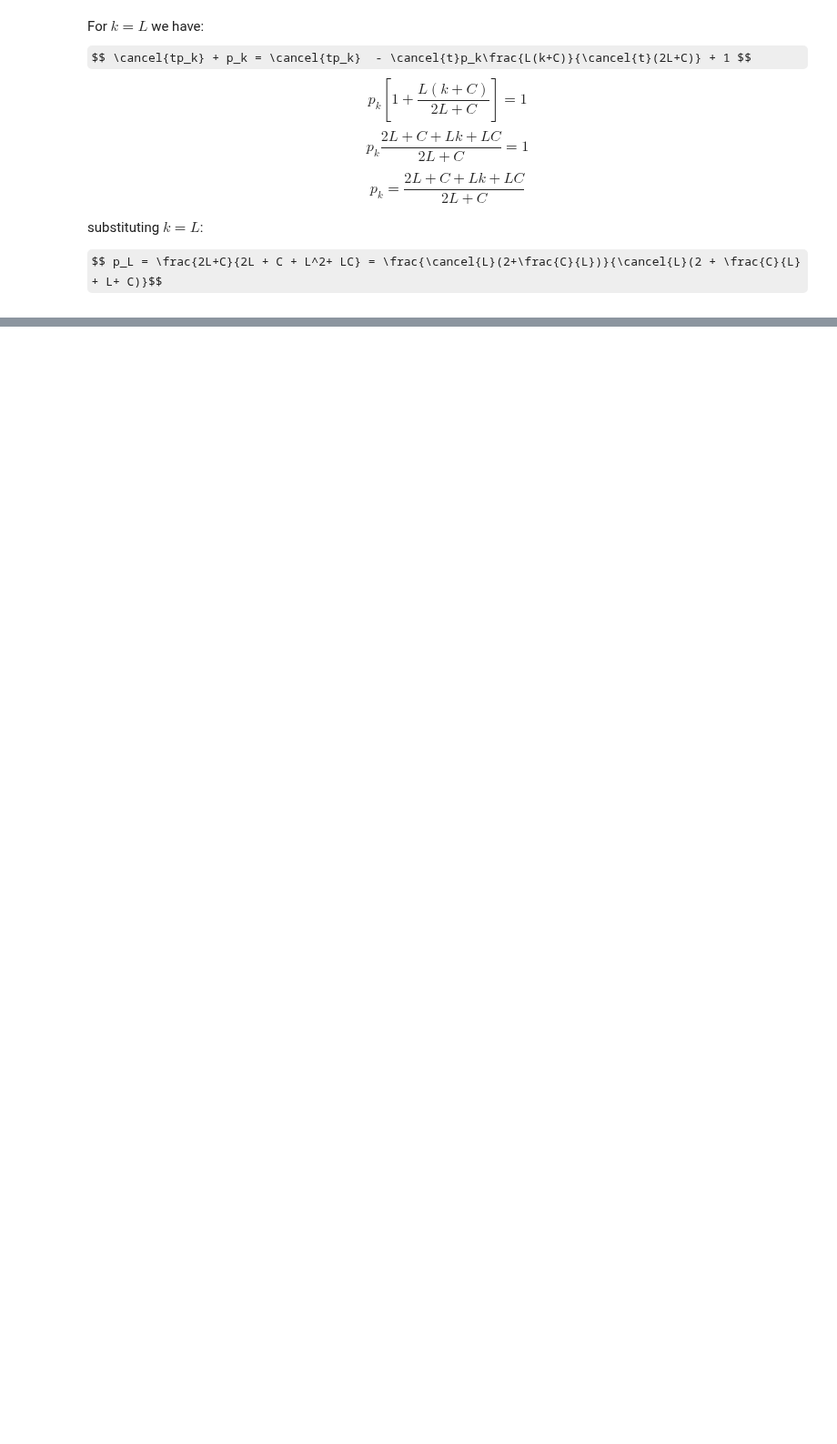
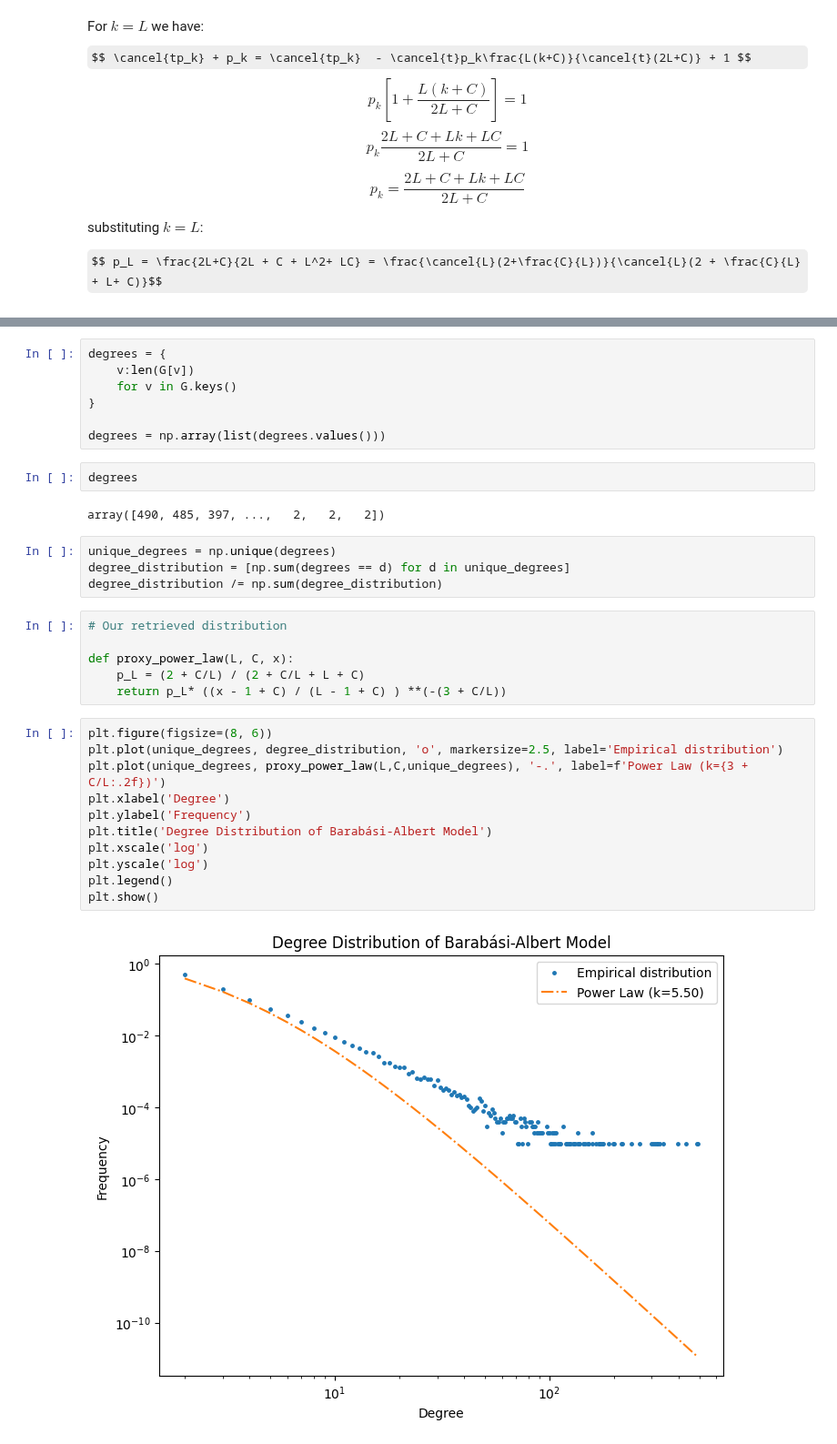
Before and after one commit to LeoDiNino97/SocialNetworks-OnlineMarkets, a Jupyter notebook: Social Networks/Homework/P1/P1.ipynb, the cells around one changed output, grey strips where cells are left out. Shown at 91% size. Drawn from its saved outputs; the diff is of its cells as text; some formulas as TeX source; blank space fills up the shorter version.

```diff
--- a/Social Networks/Homework/P1/P1.ipynb
+++ b/Social Networks/Homework/P1/P1.ipynb
@@ -99,0 +140,34 @@ where we can see that $p(k) \propto k^{-(3+\frac{C}{L})}$.
+# %%
+degrees = {
+    v:len(G[v])
+    for v in G.keys()
+}
+
+degrees = np.array(list(degrees.values()))
+# %%
+degrees
+# %% [output]
+array([490, 485, 397, ...,   2,   2,   2])
+# %%
+unique_degrees = np.unique(degrees)
+degree_distribution = [np.sum(degrees == d) for d in unique_degrees]
+degree_distribution /= np.sum(degree_distribution)
+# %%
+# Our retrieved distribution
+
+def proxy_power_law(L, C, x):
+    p_L = (2 + C/L) / (2 + C/L + L + C)
+    return p_L* ((x - 1 + C) / (L - 1 + C) ) **(-(3 + C/L))
+# %%
+plt.figure(figsize=(8, 6))
+plt.plot(unique_degrees, degree_distribution, 'o', markersize=2.5, label='Empirical distribution')
+plt.plot(unique_degrees, proxy_power_law(L,C,unique_degrees), '-.', label=f'Power Law (k={3 + C/L:.2f})')
+plt.xlabel('Degree')
+plt.ylabel('Frequency')
+plt.title('Degree Distribution of Barabási-Albert Model')
+plt.xscale('log')
+plt.yscale('log')
+plt.legend()
+plt.show()
+# %% [output]
+[figure, added]
```
Also changed, not shown: parts of 4 cells of this notebook.
